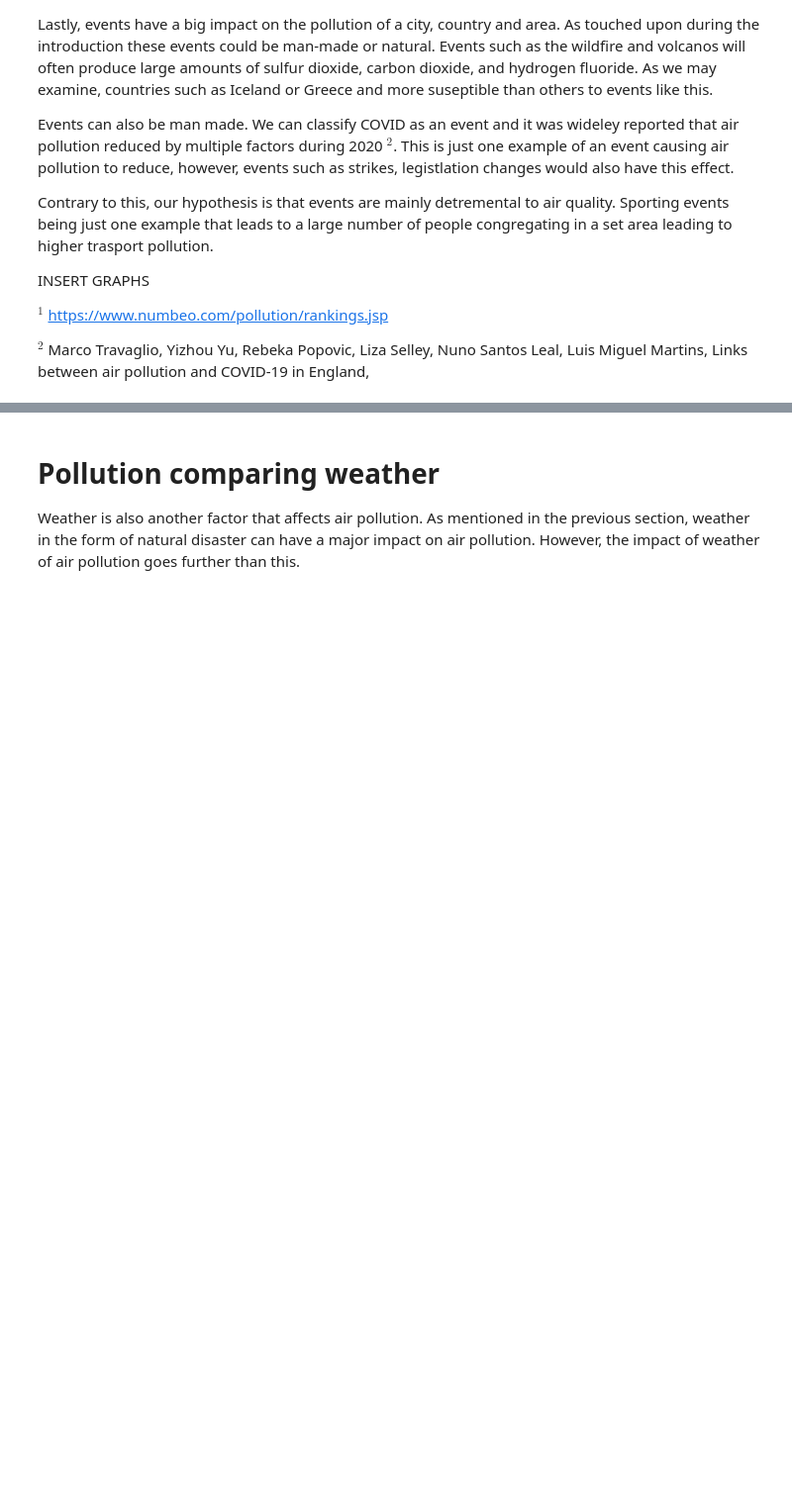
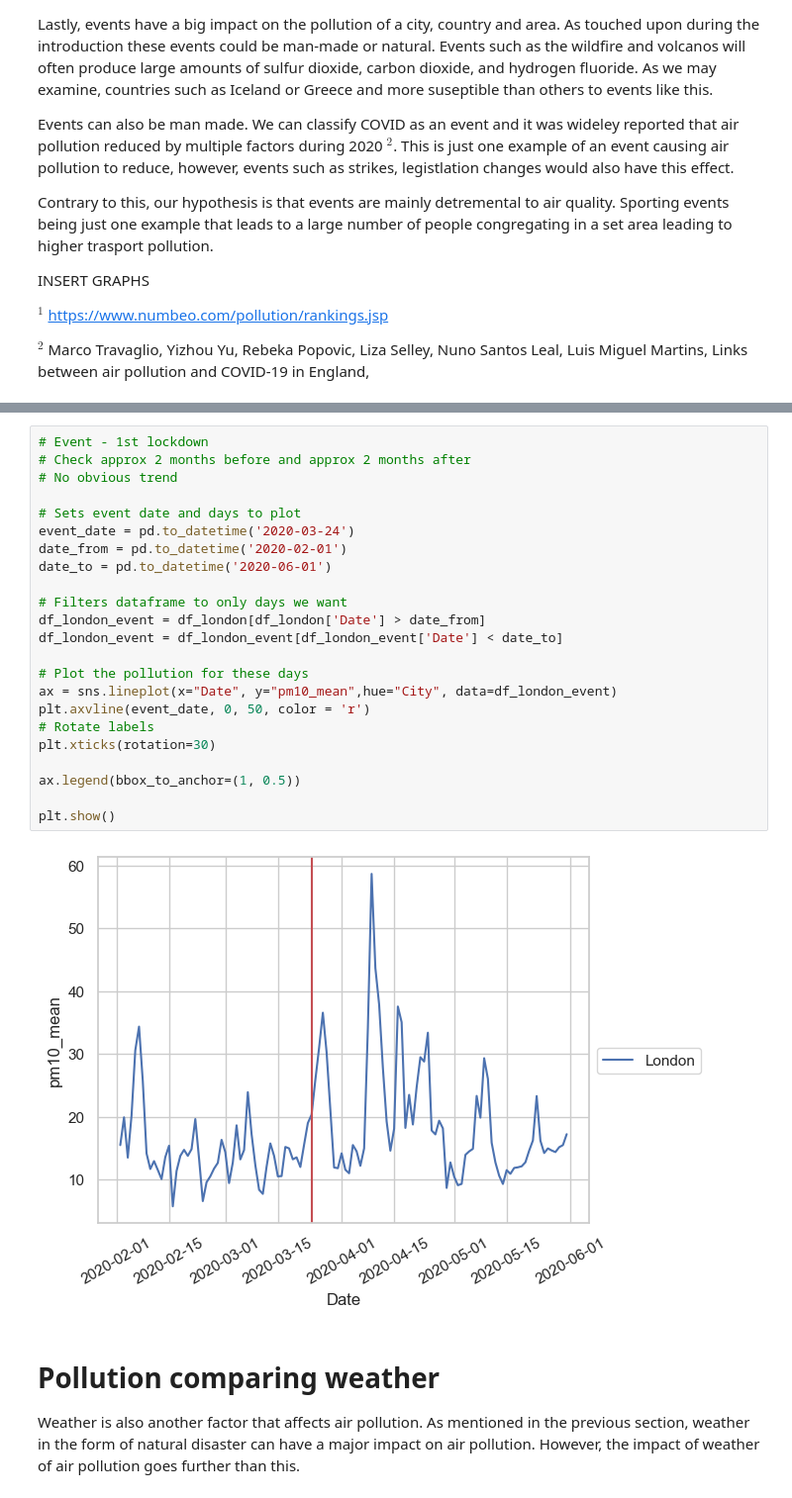
Before and after one commit to ayushoza1/air_quality_predictive_model, a Jupyter notebook: project-2.ipynb, the cells around one changed output, grey strips where cells are left out. Shown at 99% size. Saved outputs shown, nothing was run; the diff lists cells and outputs as text; blank space fills up the shorter version.

```diff
--- a/project-2.ipynb
+++ b/project-2.ipynb
@@ -778,3 +801,28 @@ Links between air pollution and COVID-19 in England,
+# %%
+# Event - 1st lockdown
+# Check approx 2 months before and approx 2 months after
+# No obvious trend
+
+# Sets event date and days to plot
+event_date = pd.to_datetime('2020-03-24')
+date_from = pd.to_datetime('2020-02-01')
+date_to = pd.to_datetime('2020-06-01')
+
+# Filters dataframe to only days we want
+df_london_event = df_london[df_london['Date'] > date_from]
+df_london_event = df_london_event[df_london_event['Date'] < date_to]
+
+# Plot the pollution for these days
+ax = sns.lineplot(x="Date", y="pm10_mean",hue="City", data=df_london_event)
+plt.axvline(event_date, 0, 50, color = 'r')
+# Rotate labels
+plt.xticks(rotation=30)
+
+ax.legend(bbox_to_anchor=(1, 0.5))
+
+plt.show()
+# %% [output]
+[figure, added]
 # %% [markdown]
 # Pollution comparing weather
 
```
Also changed, not shown: parts of 33 cells of this notebook, 3 other files.
